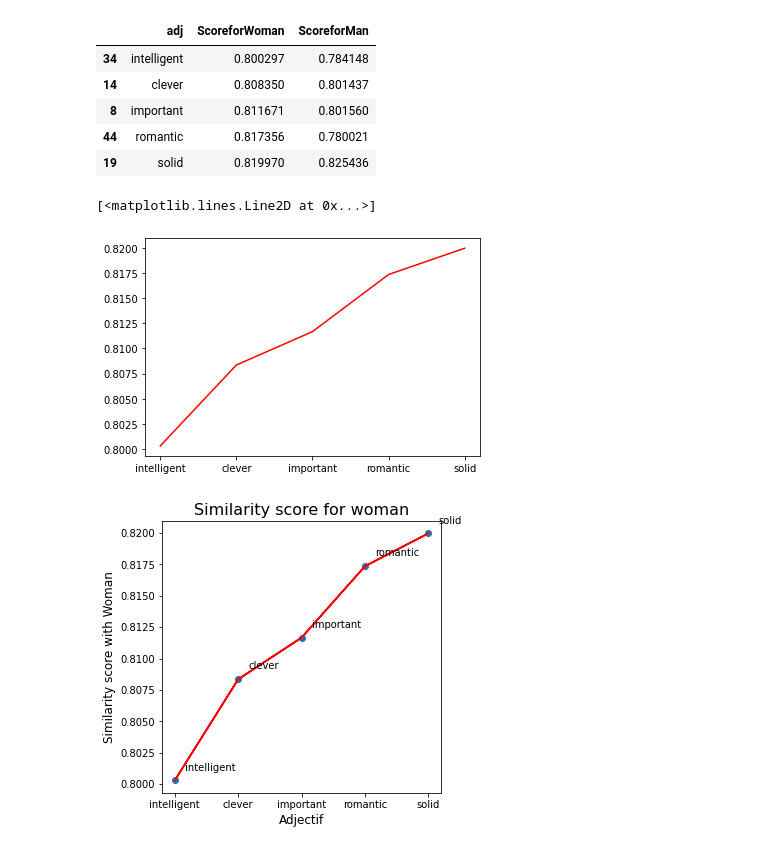
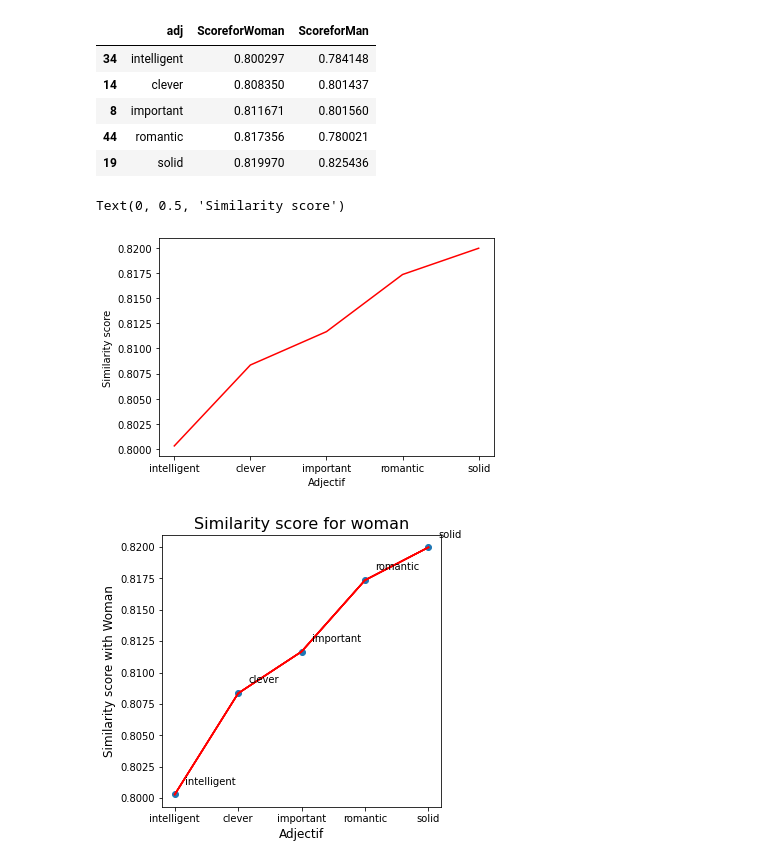
Before and after one commit to Marine-DUPUIS/Decoding-Biases-in-AI---GPT3, a Jupyter notebook: OpenAi.ipynb, the cells around one changed output. Saved outputs shown, nothing was run; the diff lists cells and outputs as text; code cells hidden in the pictures.

```diff
--- a/OpenAi.ipynb
+++ b/OpenAi.ipynb
@@ -506,10 +508,12 @@ nd_val
 | 19 | solid | 0.819970 | 0.825436 |
 # %%
 plt.plot(nd_val['adj'], nd_val['ScoreforWoman'], c='red')
+plt.xlabel('Adjectif')
+plt.ylabel("Similarity score")
 # To show which adjective is more closely related to the word "Woman"
 # %% [output]
-[<matplotlib.lines.Line2D at 0x...>]
+Text(0, 0.5, 'Similarity score')
-[figure, old version]
+[figure, new version]
 # %%
 x = nd_val['adj'].values
 y = nd_val['ScoreforWoman'].values
```
Also changed, not shown: parts of 14 cells of this notebook.
